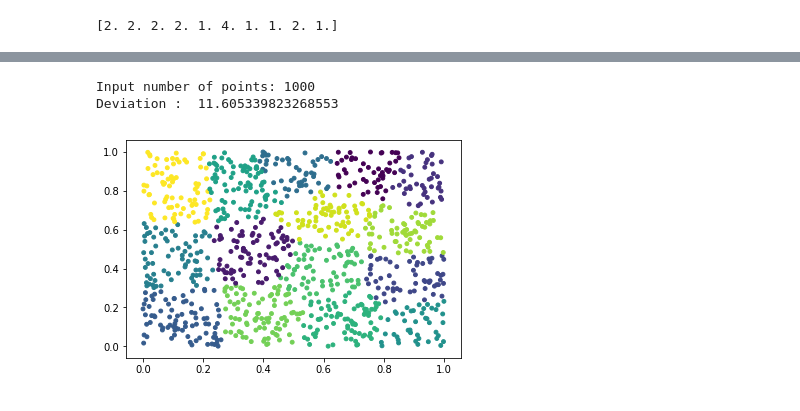
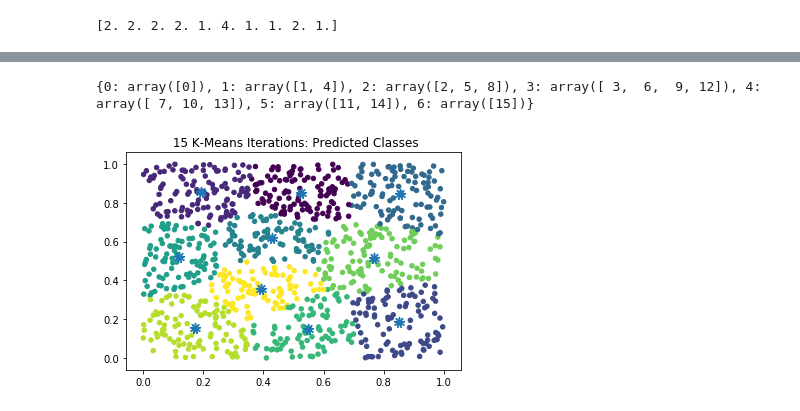
Before and after one commit to malyavkoAA/statprak, a Jupyter notebook: Statprak2_Malyavko_AA (1).ipynb, the cells around one changed output, grey strips where cells are left out. Cells and saved outputs as stored; diff of their text form; code cells hidden in the pictures.

```diff
--- a/Statprak2_Malyavko_AA (1).ipynb
+++ b/Statprak2_Malyavko_AA (1).ipynb
@@ -56,13 +25,9 @@ print(max(np.array([x[i] for i in range(1,9) if x[i-1] == 0])))
 # %% [output]
 5
 # %%
-import numpy as np
+i = np.array([0,1,2,3,5,5,5,8])
 x = np.ones(10)
-i = np.array([0,1,2,3,5,5,5,8])
-j = 0
-while j <= 9:
-    x[j]= int(x[j]+i.tolist().count(j))
-    j += 1
+x += np.bincount(i, minlength=len(x))
 print(x)
 # %% [output]
 [2. 2. 2. 2. 1. 4. 1. 1. 2. 1.]
@@ -89,32 +34,28 @@ print("6:",a.diagonal(-3))
-# %%
-import numpy as np
-import matplotlib.pyplot as plt
-def _kmeans(data, k):
-    centers = np.random.rand(k,2)
-    _y =[]
-    while True:
-        dist = np.array([[np.linalg.norm(data[i]-centers[j]) for j in range(k)] for i in range(data.shape[0])])
-        y = np.array([dist[i].argmin() for i in range(data.shape[0])]).reshape(data.shape[0],1)
-        if (np.array_equal(y,_y)):
-            break
-        _y=y
-        a_x = np.array([np.mean([data[i][0] for i in range(data.shape[0]) if y[i]==j] + [centers[j][0]]) for j in range(k)]).reshape(k,1)
-        a_y = np.array([np.mean([data[i][1] for i in range(data.shape[0]) if y[i]==j] + [centers[j][1]]) for j in range(k)]).reshape(k,1)
-        centers = np.array([[a_x[i], a_y[i]] for i in range(k)]).reshape(k,2)
-    d = 0
-    for i in range(k):
-        for j in range(data.shape[0]):
-            if y[j] == i:
-                d += np.linalg.norm(centers[i] - data[j])*np.linalg.norm(centers[i] - data[j])
-    return [d, y]
-n = int(input("Input number of points: "))
-k = 15
-data = np.random.rand(n,2)
-[d, y] = _kmeans(data, k)
-print("Deviation : ",d)
-plt.scatter(*data.T, c = y[:,0], s = 15)
-plt.show()
-# %% [output]
-Input number of points: 1000
-Deviation :  11.605339823268553
-[figure, removed]
+# %%
+a = np.arange(16).reshape(4,4)
+a = a.transpose()
+print({i+3: a[::-1,:].diagonal(i) for i in range(-3,4)})
+# %% [output]
+{0: array([0]), 1: array([1, 4]), 2: array([2, 5, 8]), 3: array([ 3,  6,  9, 12]), 4: array([ 7, 10, 13]), 5: array([11, 14]), 6: array([15])}
+# %%
+import matplotlib.pyplot as plt
+X = np.random.rand(1000, 2)
+def kmeans(X, k, itr, thresh):
+    centroids = X[:k]
+    for i in range(itr):
+        labels = np.argmin(np.linalg.norm(X - centroids[:, None], axis=2), axis=0)
+        newcentroids = np.array([X[labels==j, :].mean(axis=0) for j in range(k)])
+        dist = ((newcentroids - centroids)**2).sum()
+        if (dist <= thresh) or (newcentroids == centroids).all():
+            break
+        else:
+            centroids = newcentroids
+    return(centroids, dist, labels, i)
+
+centroids, dist, labels, i = kmeans(X, 10, 100, 1e-05)
+plt.scatter(x=X[:, 0], y=X[:, 1], s=20, c=labels)
+plt.scatter(x=centroids[:, 0], y=centroids[:, 1], s=100, marker=(9, 2))
+plt.title(f" {i} K-Means Iterations: Predicted Classes")
+plt.show()
+# %% [output]
+[figure, added]
```
Also changed, not shown: parts of 4 cells of this notebook.
